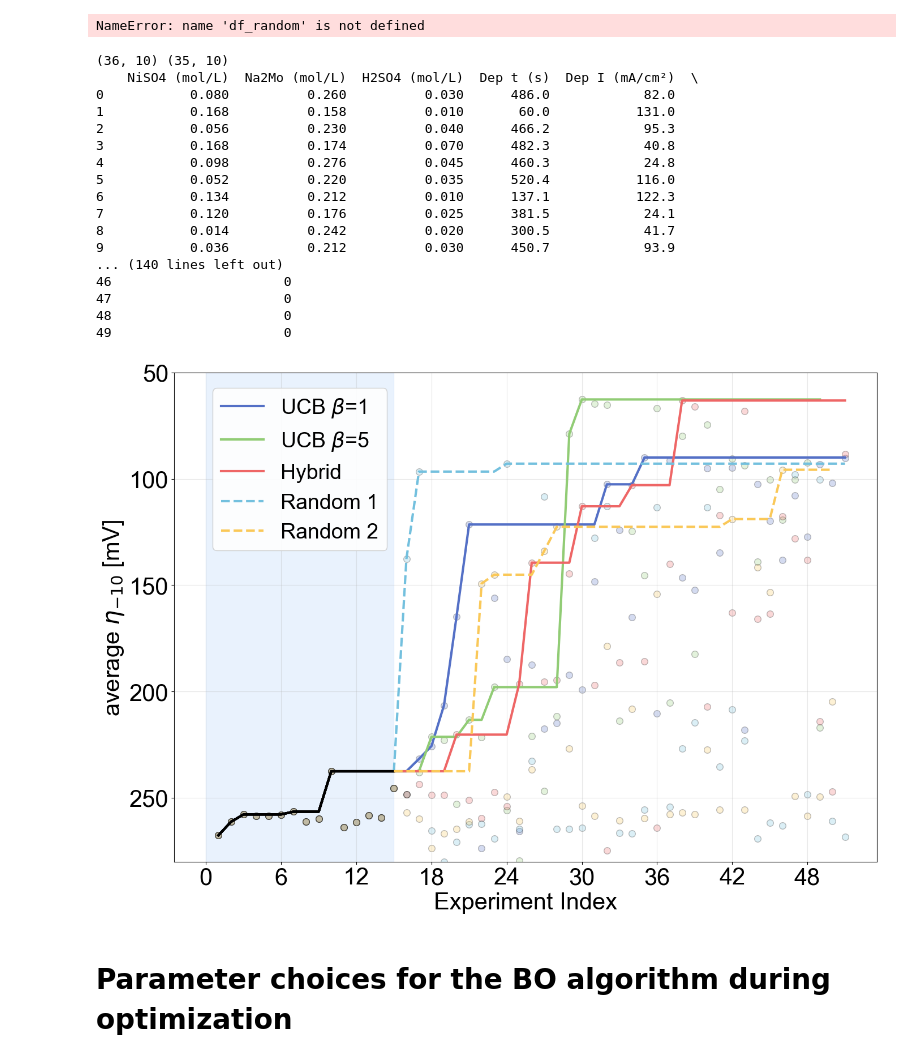
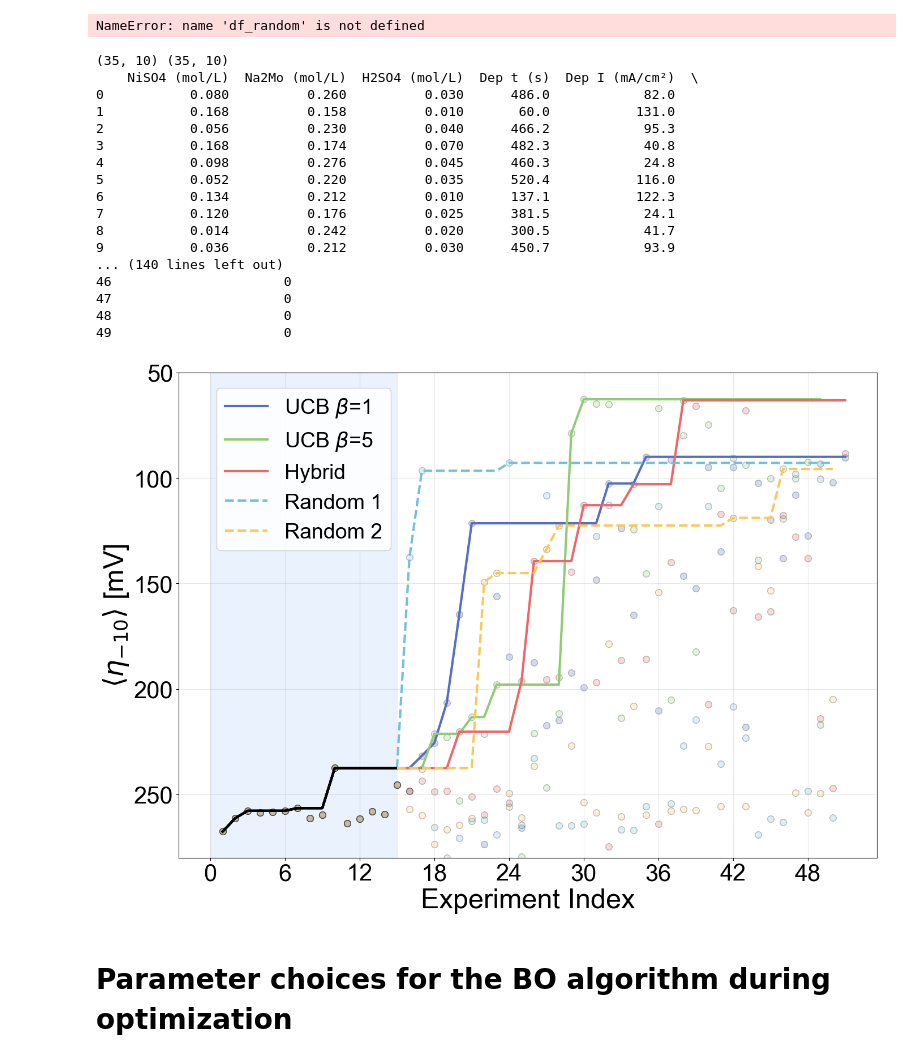
Before and after one commit to Pele905/Ni_Mo_CatBot-optimization-public, a Jupyter notebook: Ni_Mo_optimization_analysis.ipynb, the cells around one changed output. Drawn from its saved outputs; the diff is of its cells as text; code cells hidden in the pictures.

```diff
--- a/Ni_Mo_optimization_analysis.ipynb
+++ b/Ni_Mo_optimization_analysis.ipynb
@@ -111,7 +111,6 @@ beta_colors = {
 }
 
 plot_df = df_og.iloc[:90]
-
 integrated_areas = plot_df["integrated_area"] / 100
 ML_optimization = plot_df["ML_optimization"]
 betas = plot_df["qUpperConfidence_beta"]
@@ -176,7 +175,7 @@ ax.set_ylim(45, 300)
 ax.set_xlim(min(start for start, _, _ in phase_blocks) - 0.5,
             max(end for _, end, _ in phase_blocks) + 0.5)
 ax.set_xlabel("Experiment [n]", fontsize=25)
-ax.set_ylabel(r"Average $\eta_{-10}$ [mV]", fontsize=25)
+ax.set_ylabel(r"$\langle \eta_{-10} \rangle$ [mV]", fontsize=25)
 ax.tick_params(labelsize=22)
 ax.set_title("Evolution of Campaign 3", fontsize = 25)
 #ax.legend(fontsize=20, loc = "lower left")
@@ -492,8 +491,8 @@ areas_random_2 = plot_trace(
 
 # Formatting
 ax.set_ylim(ymax, ymin)
-ax.set_xlabel("Experiment Index", fontsize=30)
-ax.set_ylabel(r"average $\eta_{-10}$ [mV]", fontsize=30)
+ax.set_xlabel("Experiment Index", fontsize=35)
+ax.set_ylabel(r"$\langle \eta_{-10} \rangle$ [mV]", fontsize=35)
 ax.tick_params(labelsize=30)
 ax.xaxis.set_major_locator(MaxNLocator(integer=True))
 
@@ -511,35 +510,35 @@ ax.grid(alpha=0.3)
 plt.tight_layout()
 
 # CRUCIAL: bbox_inches="tight" ensures the outside legend isn't cropped in the PNG
 plt.savefig(
     os.path.join(
         savepath_first_review,
         "Campaign_UCB_vs_random_Optimization.png"
     ),
     dpi=300,
     bbox_inches="tight"
 )
 
 plt.show()
 # %% [output]
-(36, 10) (35, 10)
+(35, 10) (35, 10)
     NiSO4 (mol/L)  Na2Mo (mol/L)  H2SO4 (mol/L)  Dep t (s)  Dep I (mA/cm²)  \
 0           0.080          0.260          0.030      486.0            82.0
 1           0.168          0.158          0.010       60.0           131.0
 2           0.056          0.230          0.040      466.2            95.3
 3           0.168          0.174          0.070      482.3            40.8
 4           0.098          0.276          0.045      460.3            24.8
 5           0.052          0.220          0.035      520.4           116.0
 6           0.134          0.212          0.010      137.1           122.3
 7           0.120          0.176          0.025      381.5            24.1
 8           0.014          0.242          0.020      300.5            41.7
 9           0.036          0.212          0.030      450.7            93.9
 ... (140 lines left out)
 46                      0
 47                      0
 48                      0
 49                      0
-[figure, old version]
+[figure, new version]
 # %% [markdown]
 # Parameter choices for the BO algorithm during optimization
 # %%
```
Also changed, not shown: parts of 4 cells of this notebook, 7 other files.
